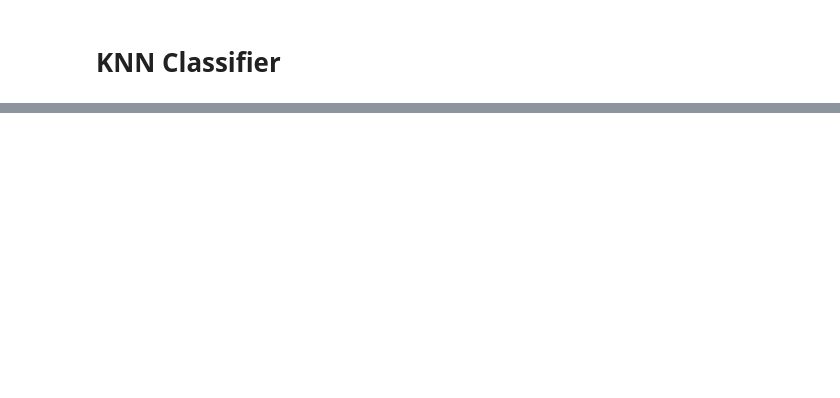
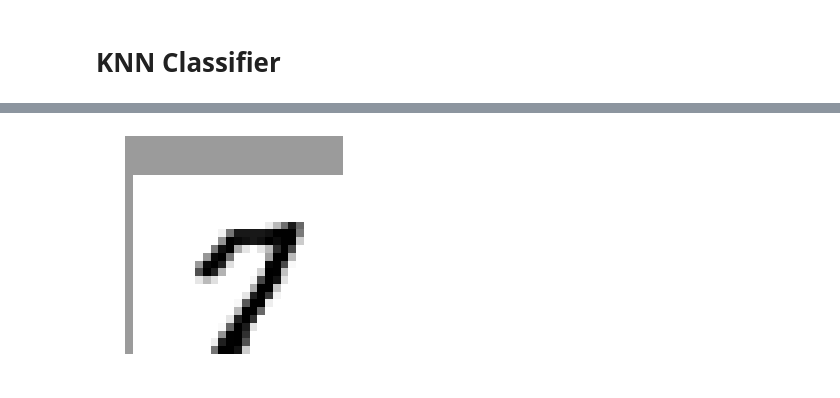
Before and after one commit to thap/ml-sklearn-tensorflow, a Jupyter notebook: 03_Classification.ipynb, the cells around one changed output, grey strips where cells are left out. Cells and saved outputs as stored; diff of their text form; code cells hidden in the pictures; blank space fills up the shorter version.

```diff
--- a/03_Classification.ipynb
+++ b/03_Classification.ipynb
@@ -538,0 +603,9 @@ accuracy_score(y_test, y_pred_knn)
+# %%
+from scipy.ndimage.interpolation import shift
+
+def shift_digit(digit_array, dx, dy, new=0):
+  return shift(digit_array.reshape(28,28), [dx, dy], cval=new).reshape(784)
+
+plot_digit(shift_digit(some_digit, 5, 1, new=100))
+# %% [output]
+[figure, added]
```
Also changed, not shown: parts of 13 cells of this notebook.
